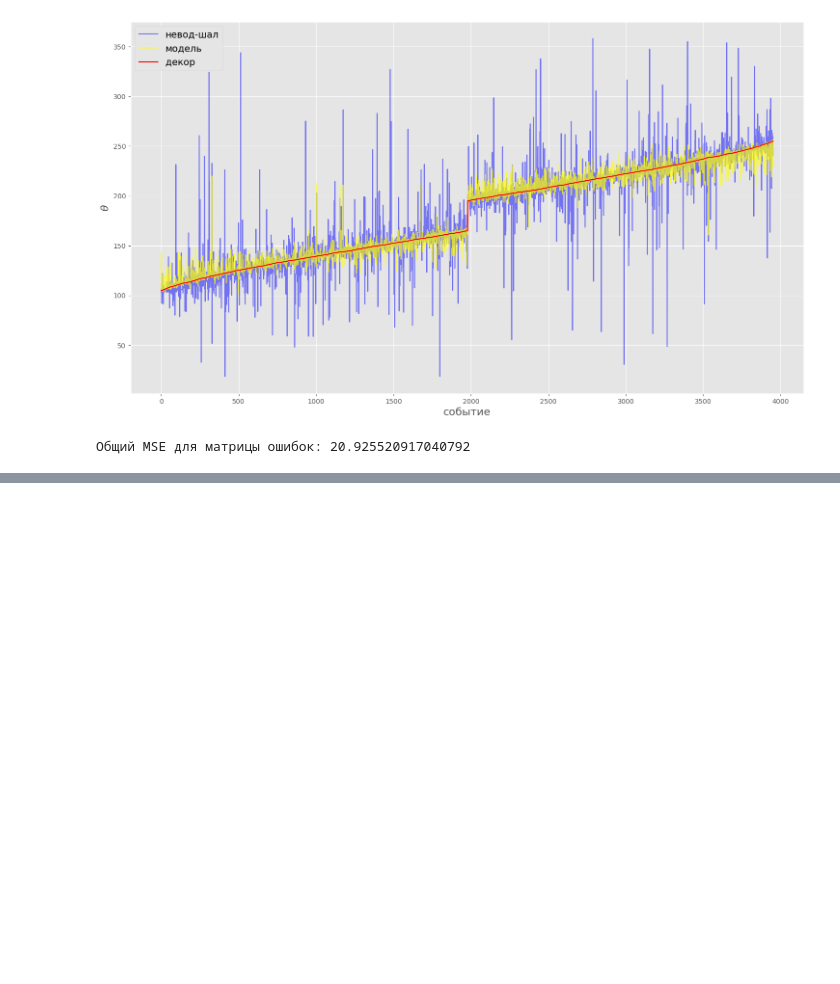
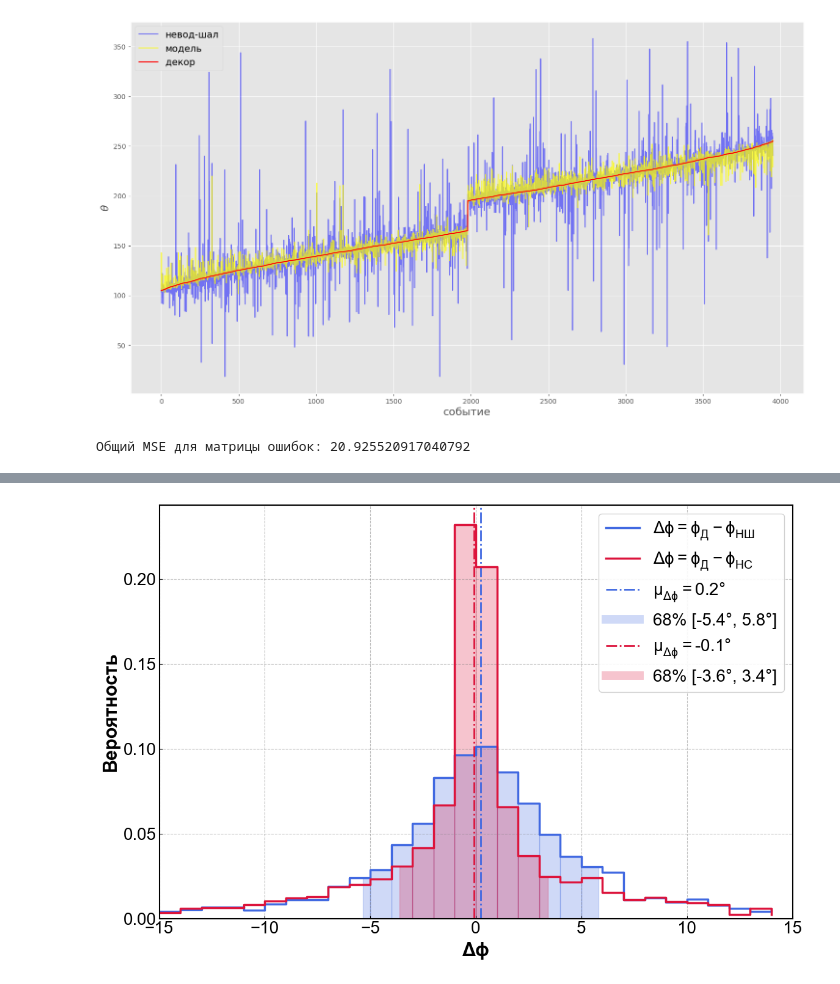
Before and after one commit to matalhim/EAS, a Jupyter notebook: direction/nn4.ipynb, the cells around one changed output, grey strips where cells are left out. Cells and saved outputs as stored; diff of their text form; code cells hidden in the pictures; blank space fills up the shorter version.

```diff
--- a/direction/nn4.ipynb
+++ b/direction/nn4.ipynb
@@ -443,0 +618,4 @@ print(f'Общий MSE для матрицы ошибок: {np.sqrt(mse_combined
+# %%
+plot_delta_phi_histogram(d_phi, cl_phi, pred_phi)
+# %% [output]
+[figure, added]
```
Also changed, not shown: parts of 12 cells of this notebook, 1 other file.
